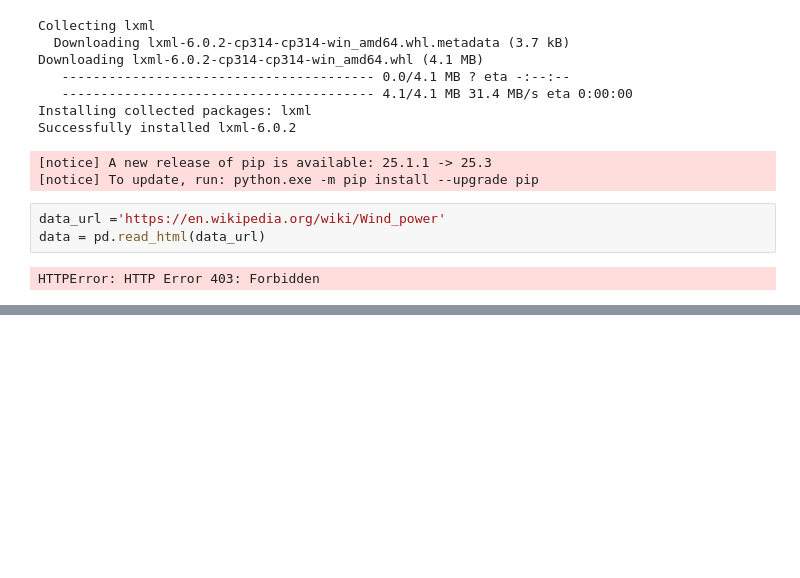
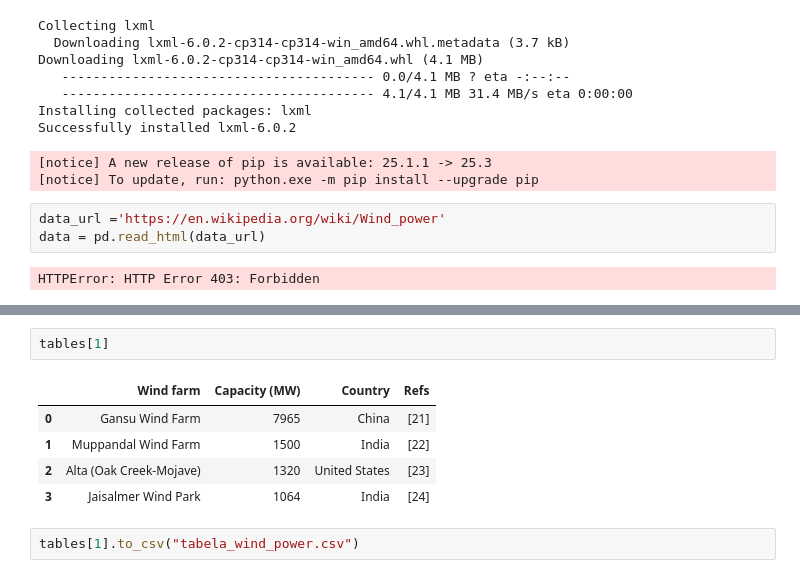
Before and after one commit to rajkonkret/PythonAnalizaDanych_17_11_2025, a Jupyter notebook: cwiczenie2_pandas.ipynb, the cells around one changed output, grey strips where cells are left out. Saved outputs shown, nothing was run; the diff lists cells and outputs as text; blank space fills up the shorter version.

```diff
--- a/cwiczenie2_pandas.ipynb
+++ b/cwiczenie2_pandas.ipynb
@@ -609,0 +619,10 @@ print(df.head())
+# %%
+tables[1]
+# %% [output]
+|  | Wind farm | Capacity (MW) | Country | Refs |
+| 0 | Gansu Wind Farm | 7965 | China | [21] |
+| 1 | Muppandal Wind Farm | 1500 | India | [22] |
+| 2 | Alta (Oak Creek-Mojave) | 1320 | United States | [23] |
+| 3 | Jaisalmer Wind Park | 1064 | India | [24] |
+# %%
+tables[1].to_csv("tabela_wind_power.csv")
```
Also changed, not shown: parts of 2 cells of this notebook, 1 other file.
